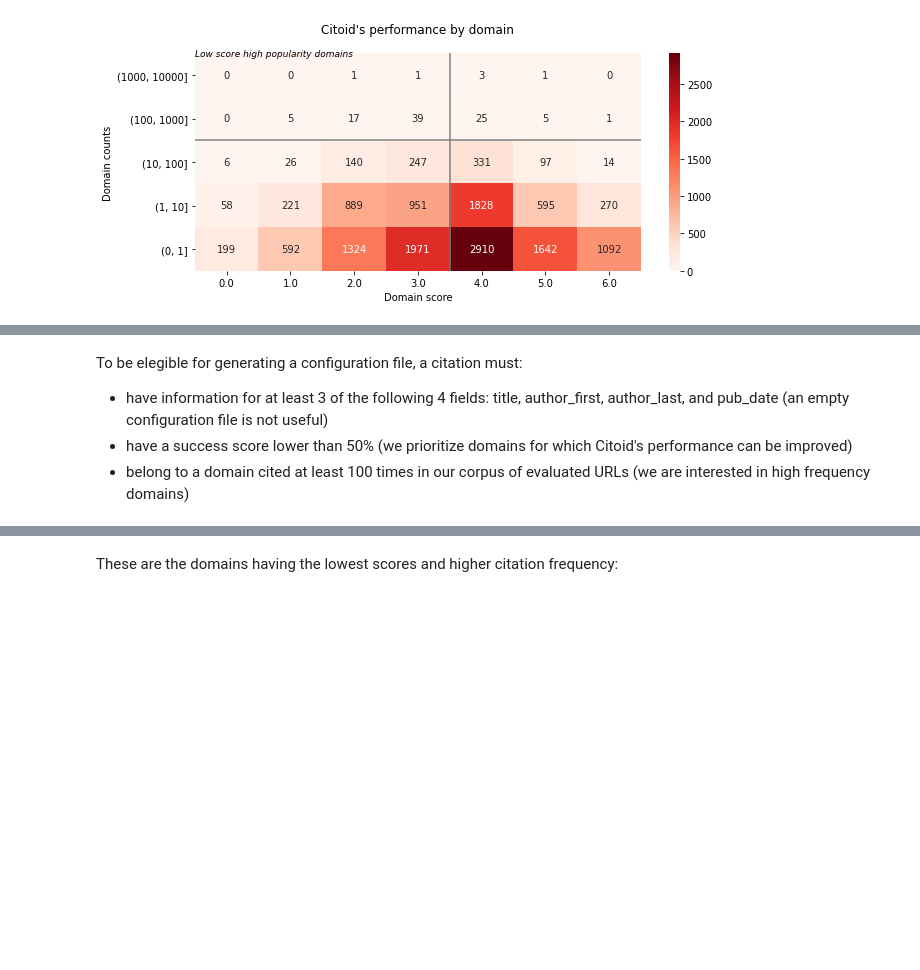
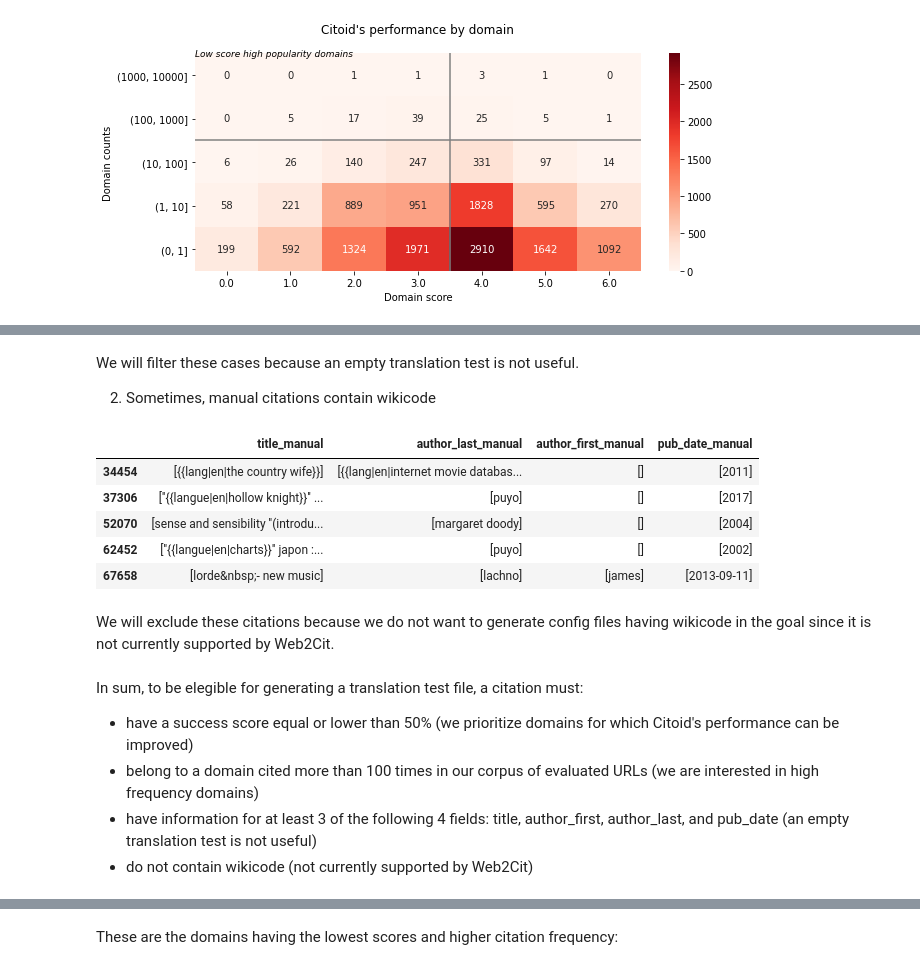
Before and after one commit to hdlabconicet/Web2Cit-research, a Jupyter notebook: create-translation-tests.ipynb, the cells around one changed output, grey strips where cells are left out. Drawn from its saved outputs; the diff is of its cells as text; code cells hidden in the pictures; blank space fills up the shorter version.

```diff
--- a/create-config-files.ipynb
+++ b/create-translation-tests.ipynb
@@ -203,10 +270,26 @@ We have to filter these citations because we do not want to generate config file
+# %% [markdown]
+We will filter these cases because an empty translation test is not useful.
+
+2. Sometimes, manual citations contain wikicode
 # %%
+## NH
 data_with_wikicode = [34454, 37306, 52070, 62452, 67658]
+citoid_eval.iloc[data_with_wikicode][manual_metadata]
+# %% [output]
+|  | title_manual | author_last_manual | author_first_manual | pub_date_manual |
+| 34454 | [{{lang|en|the country wife}}] | [{{lang|en|internet movie databas... | [] | [2011] |
+| 37306 | [''{{langue|en|hollow knight}}'' ... | [puyo] | [] | [2017] |
+| 52070 | [sense and sensibility ''(introdu... | [margaret doody] | [] | [2004] |
+| 62452 | [''{{langue|en|charts}}'' japon :... | [puyo] | [] | [2002] |
+| 67658 | [lorde&nbsp;- new music] | [lachno] | [james] | [2013-09-11] |
+# %% [markdown]
+We will exclude these citations because we do not want to generate config files having wikicode in the goal since it is not currently supported by Web2Cit.
 # %% [markdown]
-To be elegible for generating a configuration file, a citation must:
+In sum, to be elegible for generating a translation test file, a citation must:
 
-- have information for at least 3 of the following 4 fields: title, author_first, author_last, and pub_date (an empty configuration file is not useful)
-- have a success score lower than 50% (we prioritize domains for which Citoid's performance can be improved)
-- belong to a domain cited at least 100 times in our corpus of evaluated URLs (we are interested in high frequency domains)
+- have a success score equal or lower than 50% (we prioritize domains for which Citoid's performance can be improved)
+- belong to a domain cited more than 100 times in our corpus of evaluated URLs (we are interested in high frequency domains)
+- have information for at least 3 of the following 4 fields: title, author_first, author_last, and pub_date (an empty translation test is not useful)
+- do not contain wikicode (not currently supported by Web2Cit)
 # %%
 ## filter by required metadata
```
Also changed, not shown: parts of 41 cells of this notebook.
